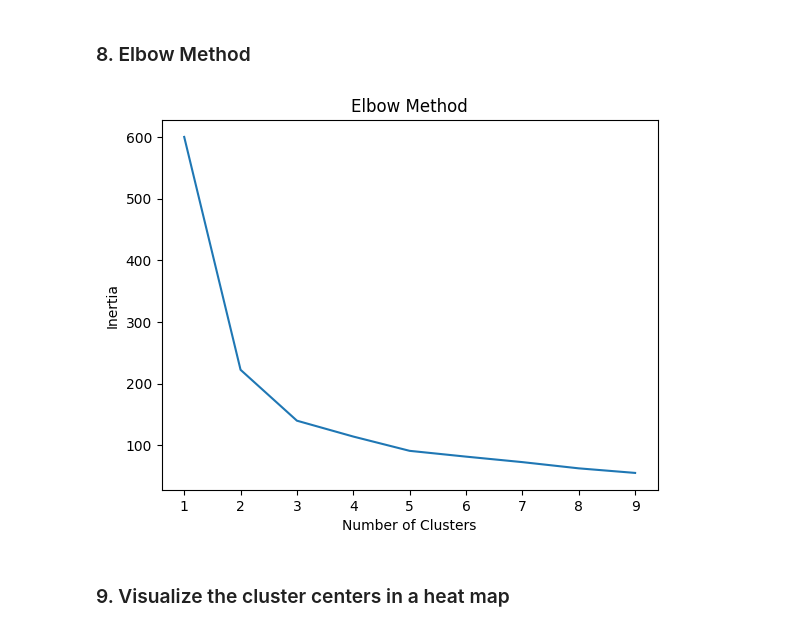
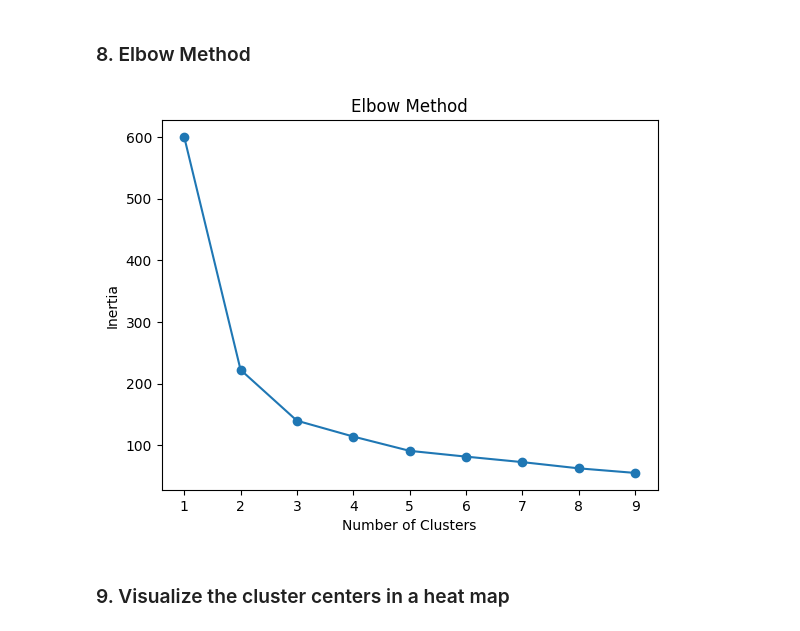
Before and after one commit to ISSLF/ML-EEP-Day2, a Jupyter notebook: K-Means_iris_dataset.ipynb, the cells around one changed output. Drawn from its saved outputs; the diff is of its cells as text; code cells hidden in the pictures.

```diff
--- a/K-Means_iris_dataset.ipynb
+++ b/K-Means_iris_dataset.ipynb
@@ -127,12 +127,14 @@ for k in range(1,10):
 # %%
+
 plt.figure()
-plt.plot(range(1,10), inertia_values)
+plt.plot(range(1,10), inertia_values,marker='o')# add circular markers
+
 plt.xlabel("Number of Clusters")
 plt.ylabel("Inertia")
 plt.title("Elbow Method")
 plt.show()
 # %% [output]
-[figure, old version]
+[figure, new version]
 # %% [markdown]
 ### 9. Visualize the cluster centers in a heat map
 # %%
```
Also changed, not shown: parts of 2 cells of this notebook, 4 other files.
